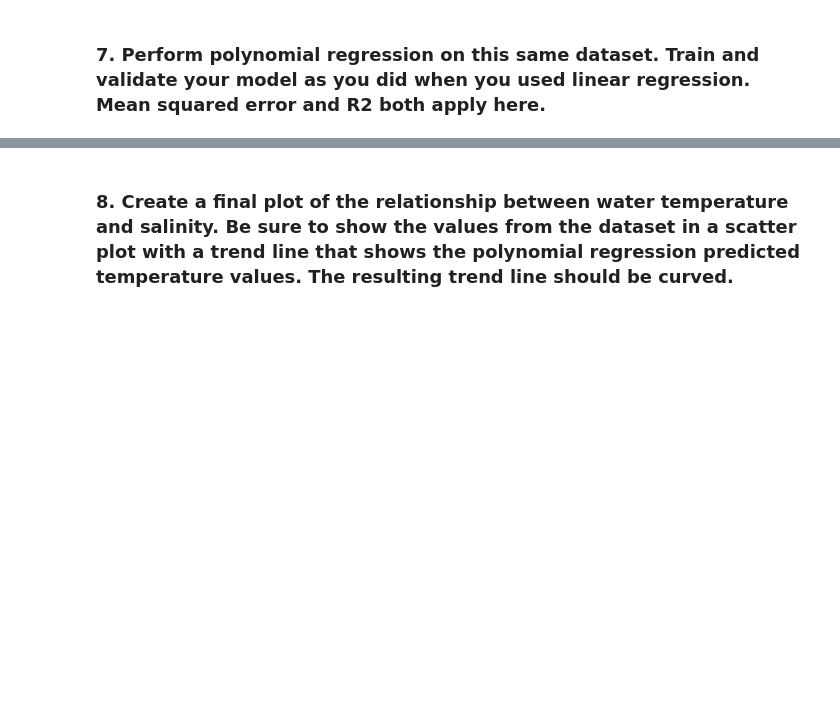
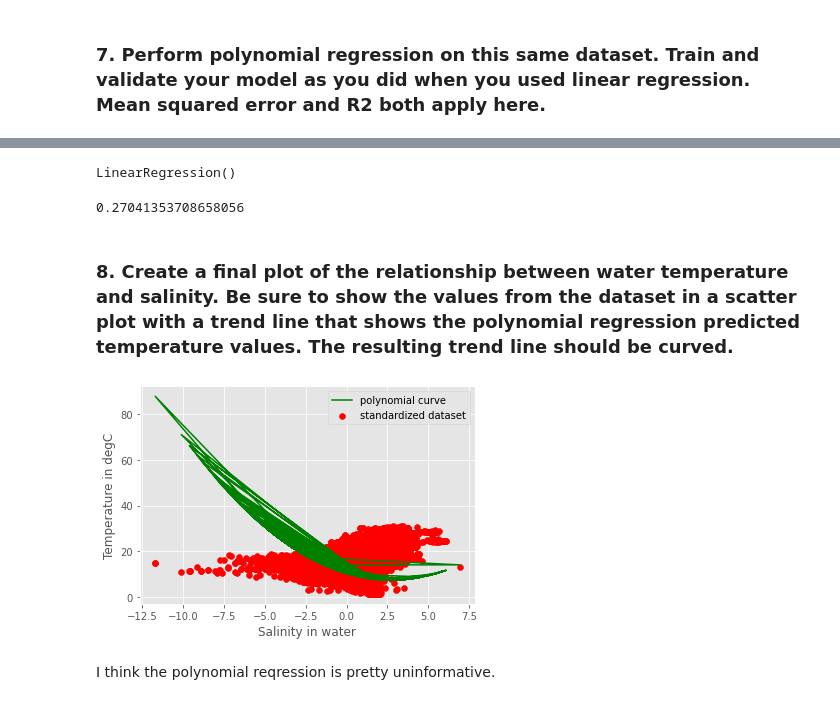
Before and after one commit to lilla-b/Week-13-Homework, a Jupyter notebook: Week_13_HW.ipynb, the cells around one changed output, grey strips where cells are left out. Saved outputs shown, nothing was run; the diff lists cells and outputs as text; code cells hidden in the pictures; blank space fills up the shorter version.

```diff
--- a/Week_13_HW.ipynb
+++ b/Week_13_HW.ipynb
@@ -610,0 +680,3 @@ from sklearn.metrics import r2_score
+# %%
+poly_reg = PolynomialFeatures(degree=2,interaction_only=False)
+X_poly=poly_reg.fit_transform(X_test)
@@ -611,2 +693,25 @@ from sklearn.metrics import r2_score
+# %%
+lreg = LinearRegression()
+# %%
+lreg.fit(X_poly, y_test)
+# %% [output]
+LinearRegression()
+# %%
+y_prediction = lreg.predict(poly_reg.transform(X))
+accuracy = lreg.score(poly_reg.transform(X), y)
+accuracy
+# %% [output]
+0.27041353708658056
 # %% [markdown]
 ### 8.	Create a final plot of the relationship between water temperature and salinity. Be sure to show the values from the dataset in a scatter plot with a trend line that shows the polynomial regression predicted temperature values. The resulting trend line should be curved.
+# %%
+plt.scatter(X,y, color='red',label='standardized dataset')
+plt.plot(X, y_prediction,color='g',label='polynomial curve')
+plt.xlabel('Salinity in water')
+plt.ylabel('Temperature in degC')
+plt.legend()
+plt.show()
+# %% [output]
+[figure, added]
+# %% [markdown]
+I think the polynomial reqression is pretty uninformative.
```
Also changed, not shown: parts of 18 cells of this notebook.
